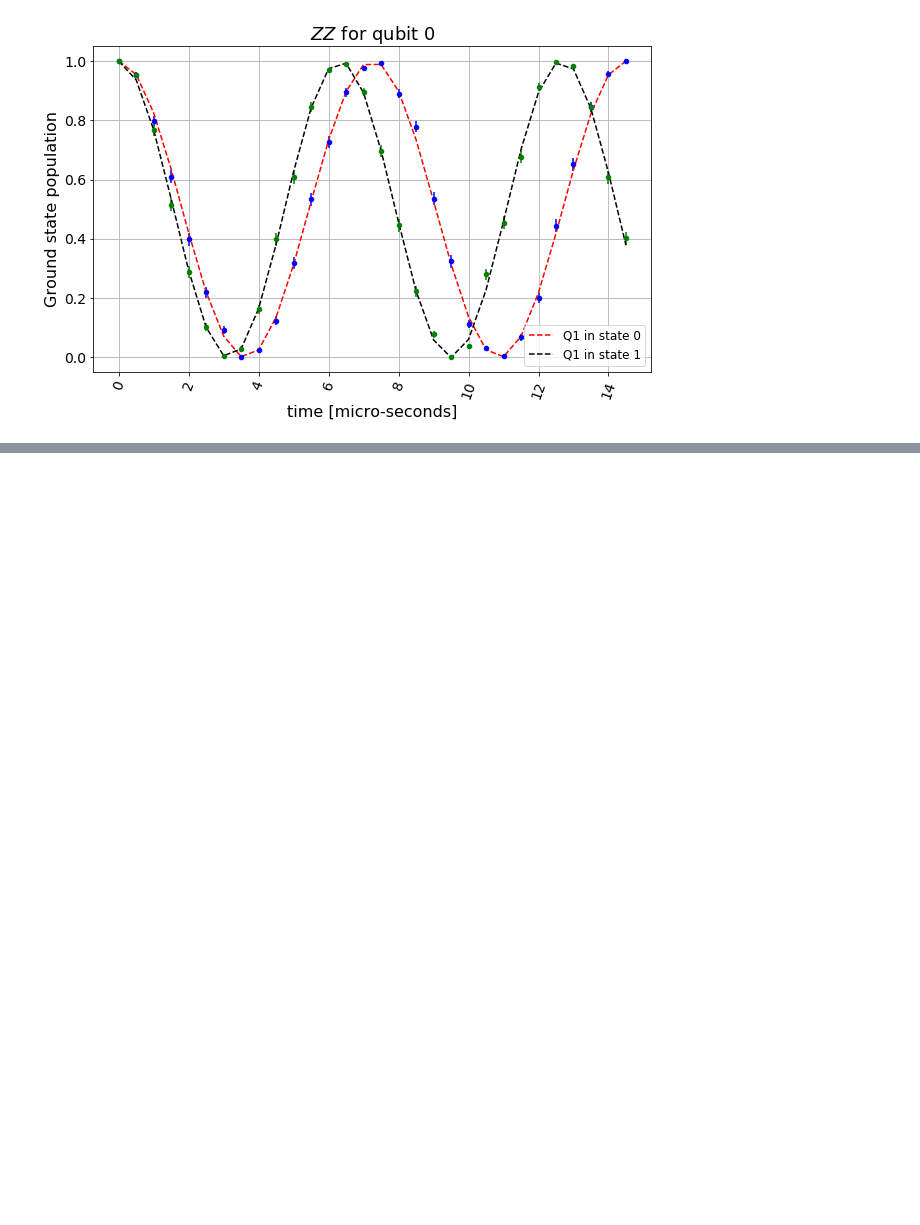
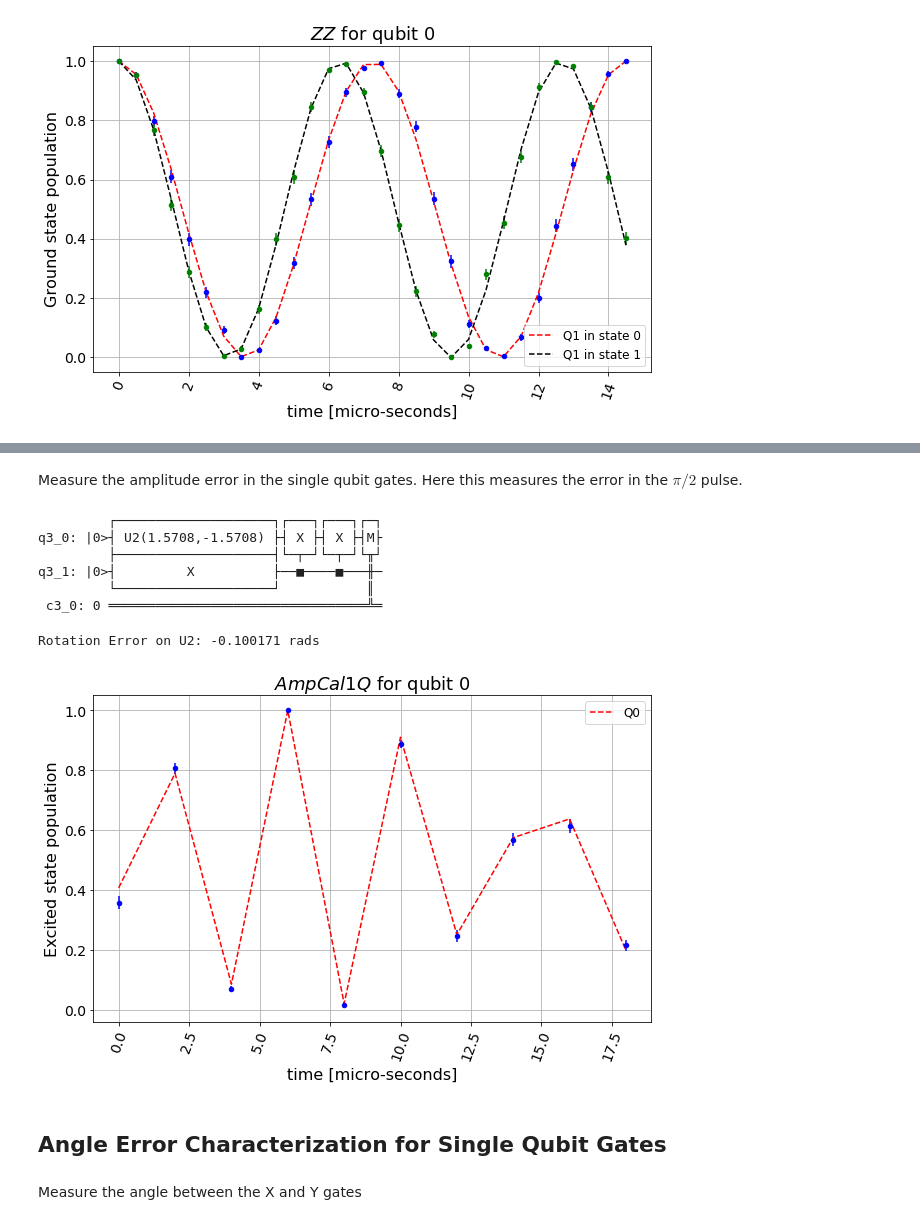
Before and after one commit to qiskit-community/qiskit-ignis, a Jupyter notebook: examples/hamiltonian_and_gate_characterization.ipynb, the cells around one changed output, grey strips where cells are left out. Cells and saved outputs as stored; diff of their text form; code cells hidden in the pictures; blank space fills up the shorter version.

Commit message:
Added gate characterization circuits and fitters

```diff
--- a/examples/hamiltonian_and_gate_characterization.ipynb
+++ b/examples/hamiltonian_and_gate_characterization.ipynb
@@ -83,0 +91,34 @@ ZZ Rate: 19.730088 kHz
+# %% [markdown]
+Measure the amplitude error in the single qubit gates. Here this measures the error in the $\pi/2$ pulse.
+# %%
+qubits = [0]
+circs, xdata = ampcal_1Q_circuits(10, qubits)
+# %%
+print(circs[2])
+# %% [output]
+         ┌────────────────────┐┌───┐┌───┐┌─┐
+q3_0: |0>┤ U2(1.5708,-1.5708) ├┤ X ├┤ X ├┤M├
+         ├────────────────────┤└─┬─┘└─┬─┘└╥┘
+q3_1: |0>┤         X          ├──■────■───╫─
+         └────────────────────┘           ║
+ c3_0: 0 ═════════════════════════════════╩═
+# %%
+# Set the simulator
+# Add a rotation error
+err_unitary = np.zeros([2,2],dtype=complex)
+angle_err = 0.1
+for i in range(2):
+    err_unitary[i,i] = np.cos(angle_err)
+    err_unitary[i,(i+1) % 2] = np.sin(angle_err)
+err_unitary[1,0] *= -1.0
+
+error = coherent_unitary_error(err_unitary)
+noise_model = NoiseModel()
+noise_model.add_quantum_error(error, 'u2', qubits)
+
+# Run the simulator
+backend = qiskit.Aer.get_backend('qasm_simulator')
+shots = 500
+# For demonstration purposes split the execution into two jobs
+backend_result1 = qiskit.execute(circs, backend,
+                                shots=shots, noise_model=noise_model).result()
@@ -83,0 +130,27 @@ ZZ Rate: 19.730088 kHz
+# %%
+%matplotlib inline
+%autoreload 2
+# Fit the data to an oscillation
+
+plt.figure(figsize=(10, 6))
+initial_theta = 0.02
+initial_c = 0.5
+initial_phi = 0.1
+
+
+fit = AmpCal1QFitter(backend_result1, xdata, qubits,
+                   fit_p0=[initial_theta, initial_c],
+                   fit_bounds=([-np.pi, -1],
+                               [np.pi, 1]))
+
+fit.plot_err(0, ax=plt.gca())
+
+print("Rotation Error on U2: %f rads"%(fit.angle_err()[0]))
+plt.show()
+# %% [output]
+Rotation Error on U2: -0.100171 rads
+[figure, added]
+# %% [markdown]
+## Angle Error Characterization for Single Qubit Gates
+# %% [markdown]
+Measure the angle between the X and Y gates
```
Also changed, not shown: parts of 19 cells of this notebook, 4 other files.
